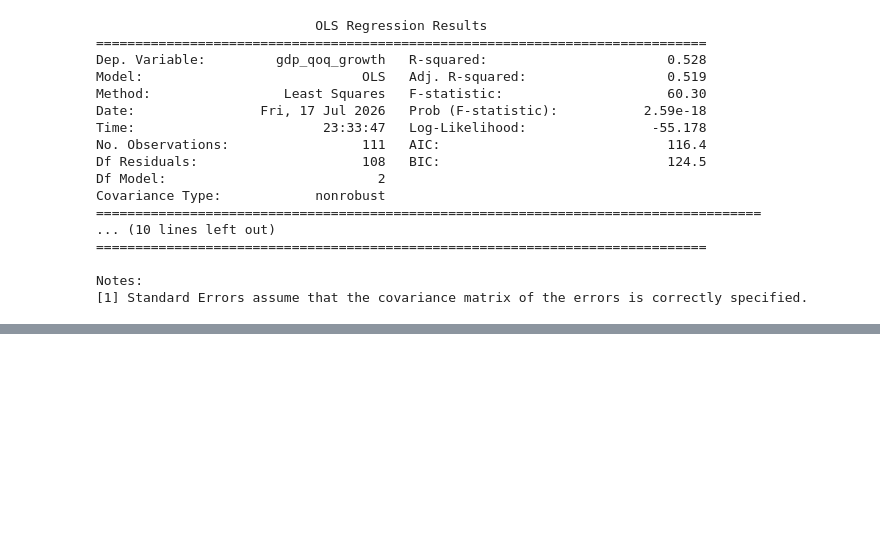
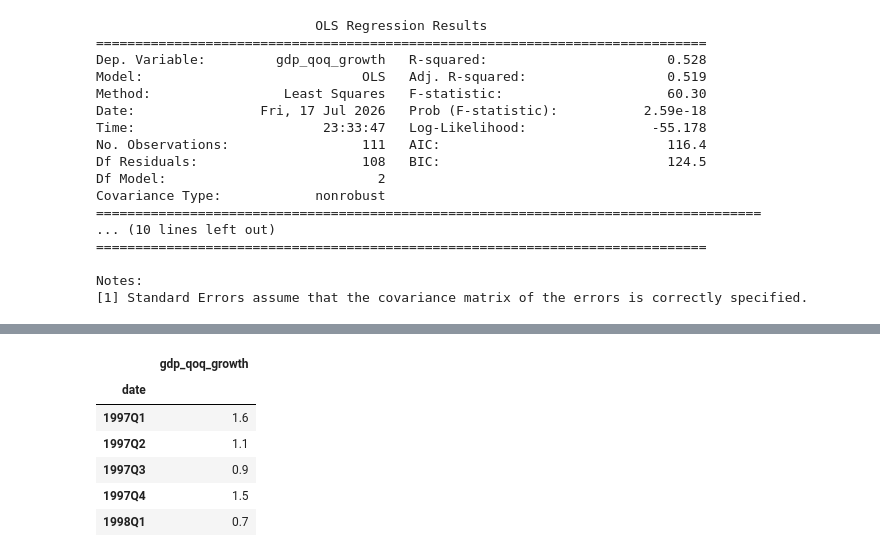
Before and after one commit to Khadeza-Zaman/uk-gdp-nowcasting, a Jupyter notebook: notebooks/01_nowcasting_exploration.ipynb, the cells around one changed output, grey strips where cells are left out. Cells and saved outputs as stored; diff of their text form; code cells hidden in the pictures; blank space fills up the shorter version.

```diff
--- a/notebooks/01_nowcasting_exploration.ipynb
+++ b/notebooks/01_nowcasting_exploration.ipynb
@@ -230,0 +243,13 @@ Notes:
+# %%
+
+quarterly_df = gdp_df.set_index('date')[['gdp_qoq_growth']]
+quarterly_df.index = pd.PeriodIndex(quarterly_df.index, freq='Q')
+quarterly_df.head()
+# %% [output]
+|  | gdp_qoq_growth |
+| date |  |
+| 1997Q1 | 1.6 |
+| 1997Q2 | 1.1 |
+| 1997Q3 | 0.9 |
+| 1997Q4 | 1.5 |
+| 1998Q1 | 0.7 |
```
Also changed, not shown: parts of 8 cells of this notebook, 1 other file.
